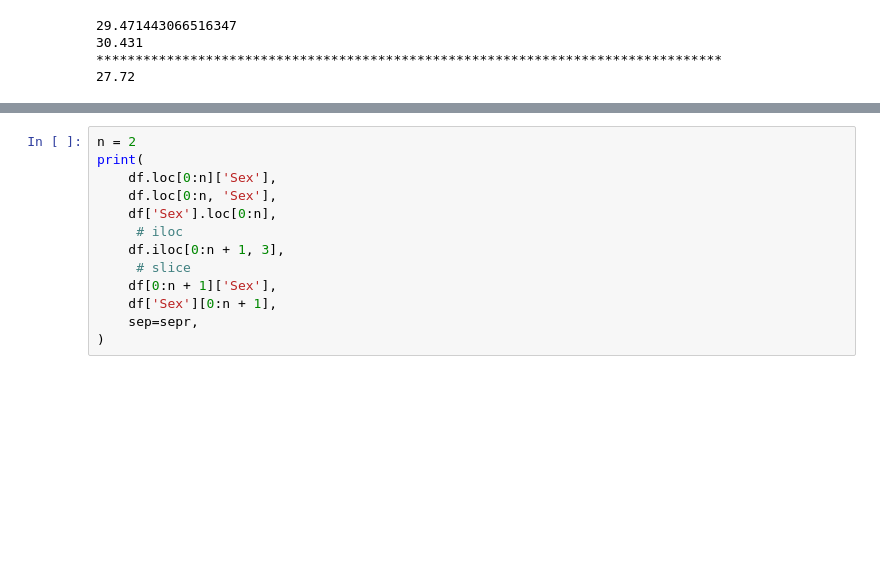
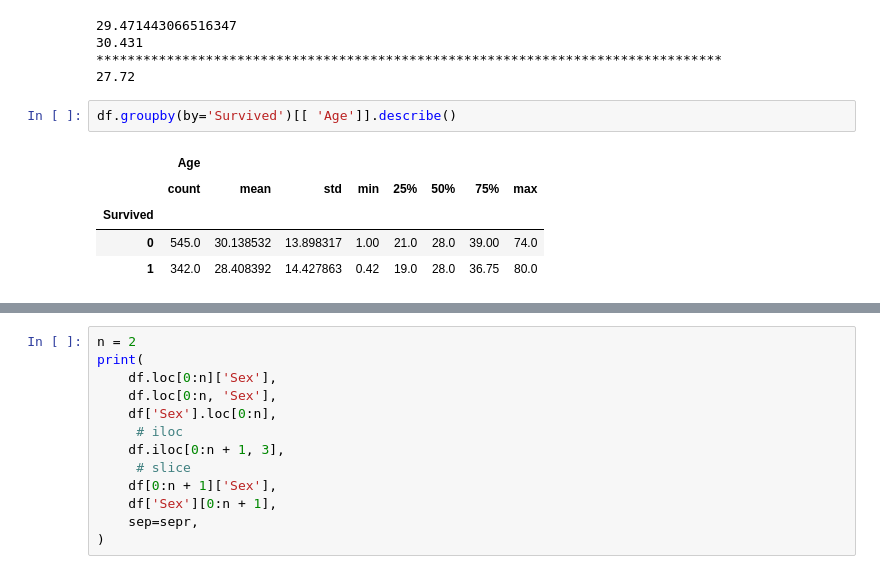
Before and after one commit to EnglishBeach/Python-Tests, a Jupyter notebook: Pandas/start.ipynb, the cells around one changed output, grey strips where cells are left out. Cells and saved outputs as stored; diff of their text form; blank space fills up the shorter version.

```diff
--- a/Pandas/start.ipynb
+++ b/Pandas/start.ipynb
@@ -102,3 +110,11 @@ print(mean_m, mean_f, sep=sepr)
 30.431
 ********************************************************************************
 27.72
+# %%
+df.groupby(by='Survived')[[ 'Age']].describe()
+# %% [output]
+|  | Age |  |  |  |  |  |  |  |
+|  | count | mean | std | min | 25% | 50% | 75% | max |
+| Survived |  |  |  |  |  |  |  |  |
+| 0 | 545.0 | 30.138532 | 13.898317 | 1.00 | 21.0 | 28.0 | 39.00 | 74.0 |
+| 1 | 342.0 | 28.408392 | 14.427863 | 0.42 | 19.0 | 28.0 | 36.75 | 80.0 |
```
Also changed, not shown: parts of 11 cells of this notebook.
